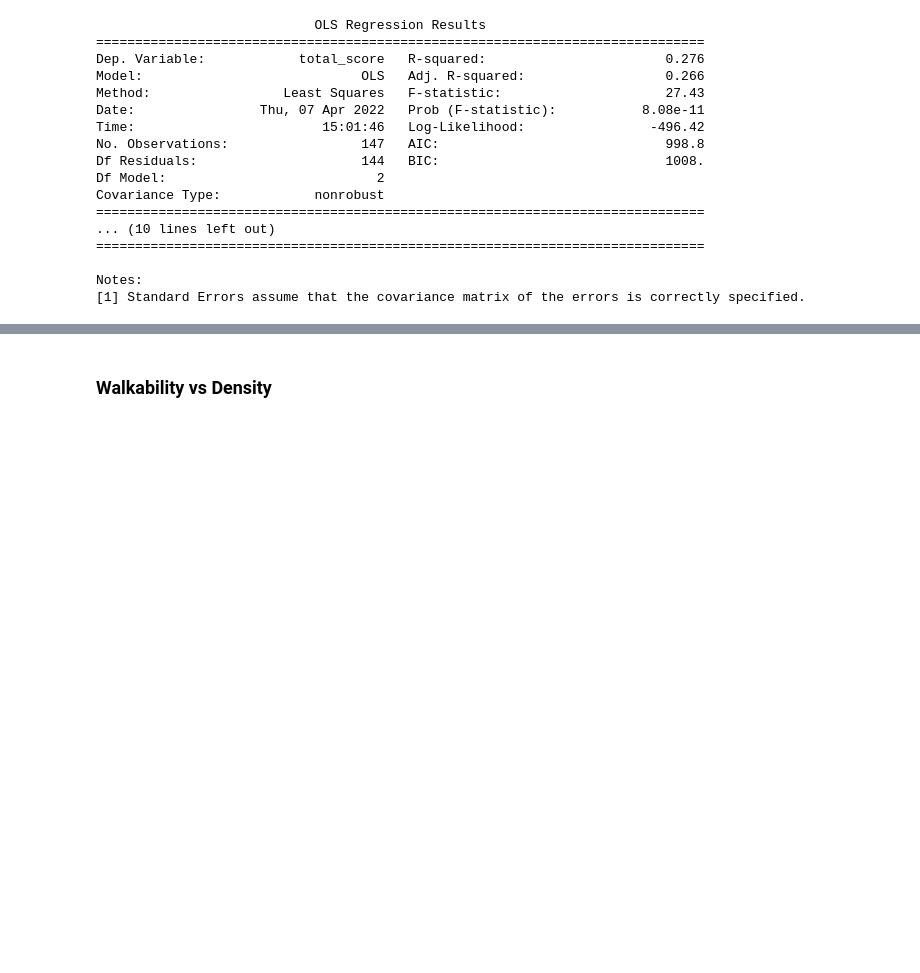
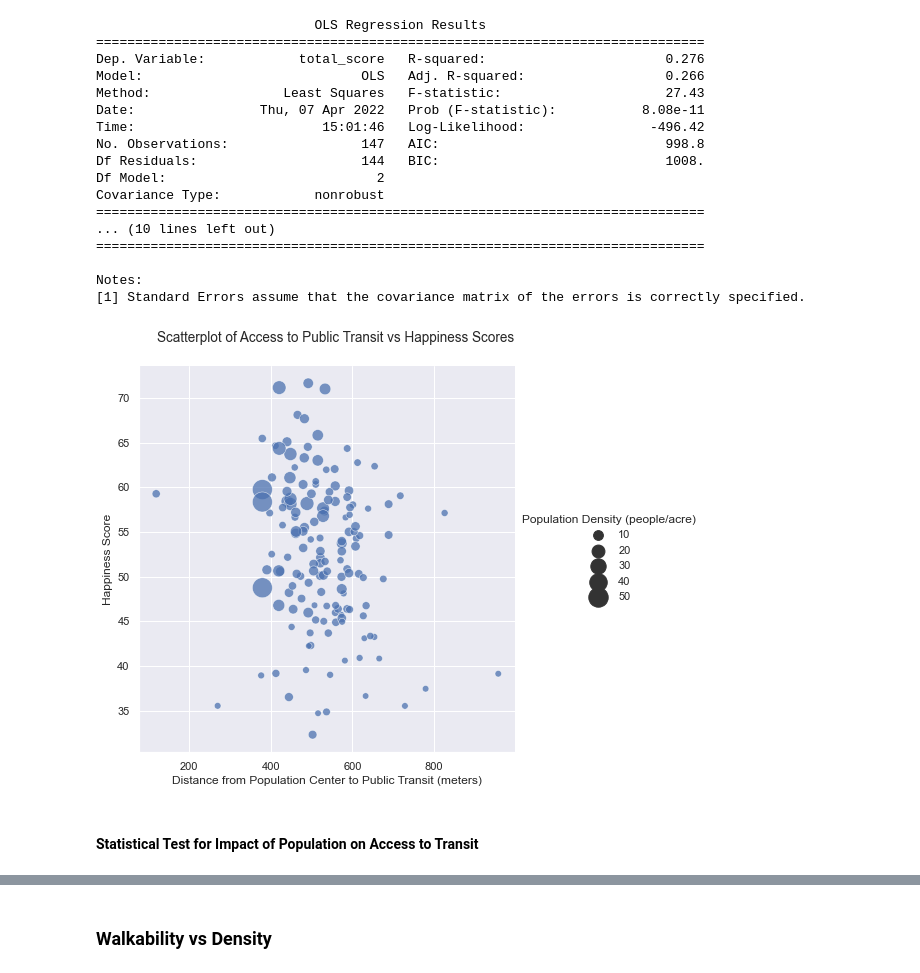
Before and after one commit to haleyej/330_final_project, a Jupyter notebook: process_data.ipynb, the cells around one changed output, grey strips where cells are left out. Cells and saved outputs as stored; diff of their text form; code cells hidden in the pictures; blank space fills up the shorter version.

```diff
--- a/process_data.ipynb
+++ b/process_data.ipynb
@@ -386,3 +345,16 @@ Covariance Type:            nonrobust
 
 Notes:
 [1] Standard Errors assume that the covariance matrix of the errors is correctly specified.
+# %%
+df = df.rename(columns = {'D1B' : 'Population Density (people/acre)'})
+g = sns.relplot(x = "D4A", y = "total_score", size = "Population Density (people/acre)",
+            sizes = (40, 400), alpha = 0.75, palette = "muted",
+            height = 6, data = df)
+
+g.set(xlabel = 'Distance from Population Center to Public Transit (meters)', ylabel = 'Happiness Score')
+g.fig.suptitle("Scatterplot of Access to Public Transit vs Happiness Scores", y = 1.05, x = 0.4, fontsize = 13.5)
+df = df.rename(columns = {'Population Density (people/acre)': 'D1B'})
+# %% [output]
+[figure, added]
+# %% [markdown]
+<h4>Statistical Test for Impact of Population on Access to Transit</h4>
```
Also changed, not shown: parts of 12 cells of this notebook.
